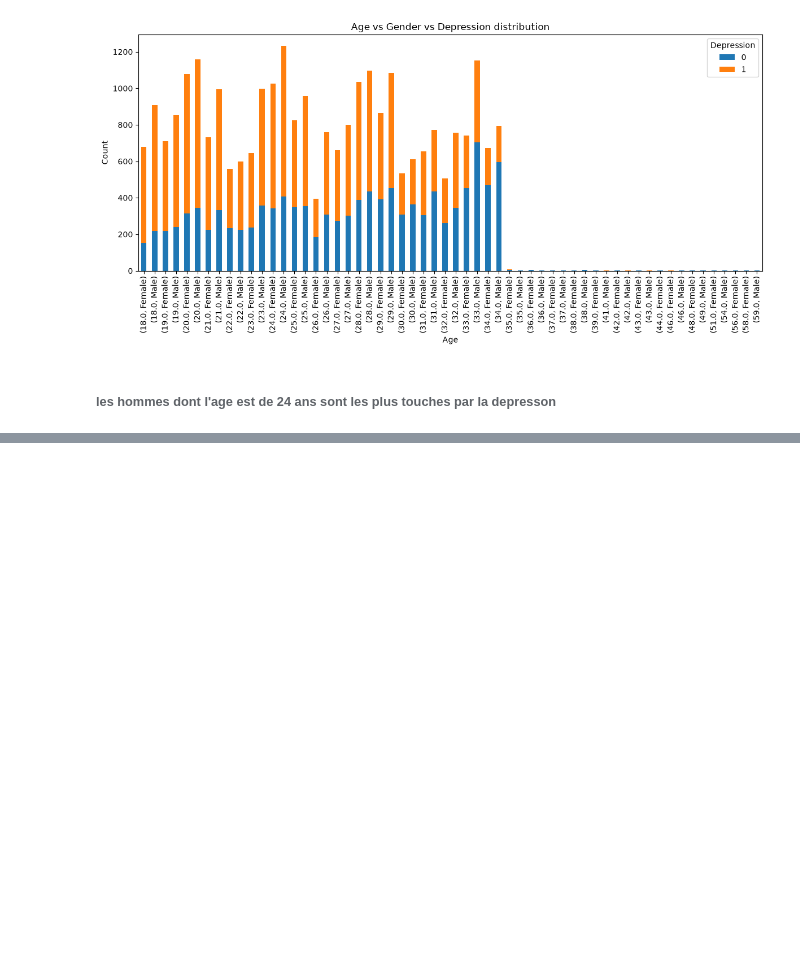
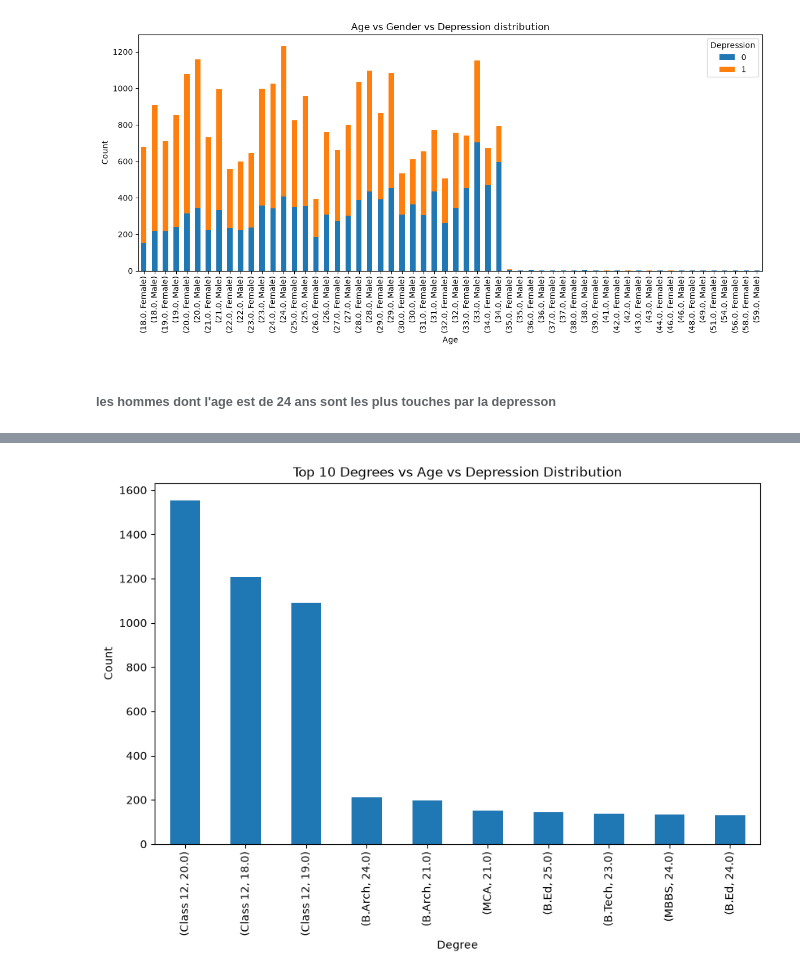
Before and after one commit to UlysseNMK312/Student_depression_analysis, a Jupyter notebook: notebooks/exploration.ipynb, the cells around one changed output, grey strips where cells are left out. Drawn from its saved outputs; the diff is of its cells as text; code cells hidden in the pictures; blank space fills up the shorter version.

```diff
--- a/notebooks/exploration.ipynb
+++ b/notebooks/exploration.ipynb
@@ -302,9 +303,12 @@ plt.show()
 # %%
-# Degree vs Depression distribution
+# top 10 Degrees vs Age vs Depression distribution
 
 plt.figure(figsize=(10, 6))
-sns.boxplot(x='Degree', y='Depression', data=data)
-plt.title('Degree vs Depression Distribution')
+top_10_degrees_depression = data[data['Depression'] == 1].groupby(['Degree', 'Age']).size().nlargest(10)
+top_10_degrees_depression.plot(kind='bar')
+plt.title('Top 10 Degrees vs Age vs Depression Distribution')
 plt.xlabel('Degree')
-plt.ylabel('Depression')
+plt.ylabel('Count')
 plt.show()
+# %% [output]
+[figure, added]
```
Also changed, not shown: parts of 2 cells of this notebook.
